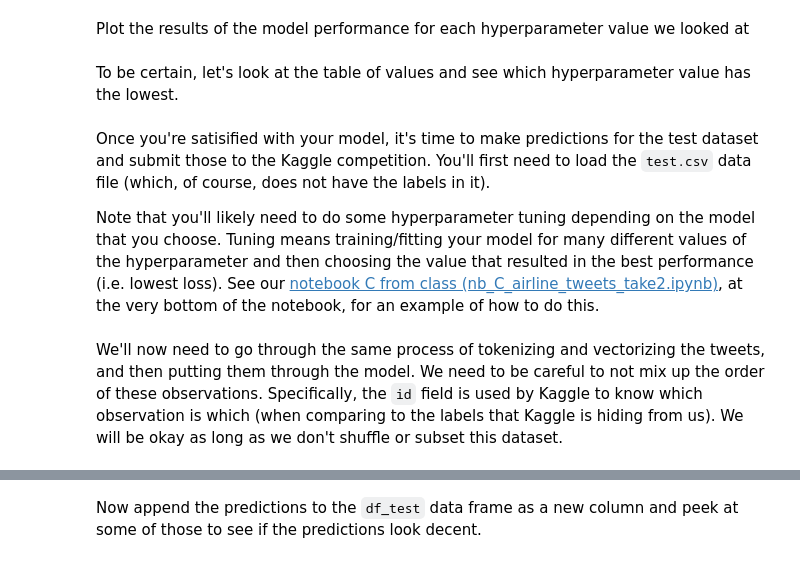
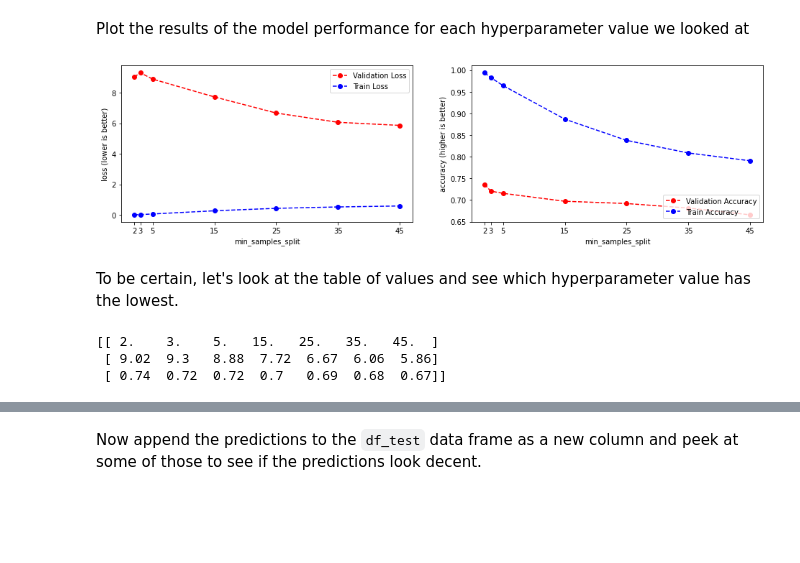
Before and after one commit to bderosie/cs39aa_project, a Jupyter notebook: project-part-2.ipynb, the cells around one changed output, grey strips where cells are left out. Drawn from its saved outputs; the diff is of its cells as text; code cells hidden in the pictures; blank space fills up the shorter version.

Commit message:
Kaggle Notebook | Project Part 2 | Version 4

```diff
--- a/project-part-2.ipynb
+++ b/project-part-2.ipynb
@@ -91,14 +106,12 @@ print(f"accuracy (on X_train): {accuracy_score(y_val, predictions_val):.4f}")
 As we did previously, let's now check to see if there is any hyperparameter tuning that can be done to further improve the model performance. We saw that for Random Forest there will not be much difference here, but hyperparameter choices for other types of the models can cause performance to vary much more.
 # %%
 from sklearn.metrics import log_loss
-from sklearn.ensemble import HistGradientBoostingClassifier
 
 tune_model = True # can change this to False once you've chosen a hyperparam value and before Saving your notebook with Kaggle
 intents = df['Intent'].unique()
 # A function to create and fit a RF with a specific number of trees
 def tuneModel(hyperparam_value):
-    rf_model = HistGradientBoostingClassifier(max_iter=hyperparam_value, random_state=5)
-    #rf_model = RandomForestClassifier(min_samples_split=hyperparam_value, random_state=1)
+    rf_model = DecisionTreeClassifier(min_samples_split=hyperparam_value)
     rf_model.fit(X_train, y_train)
     y_train_pred_prob = rf_model.predict_proba(X_train)
     y_train_pred = rf_model.predict(X_train)
@@ -123,20 +136,22 @@ Plot the results of the model performance for each hyperparameter value we looke
 # %%
 import matplotlib.pyplot as plt
 
 if tune_model:
     fig, (ax1, ax2) = plt.subplots(1, 2, figsize=(16, 4))
 
     ax1.set_xticks(hyp_param_vals)
-    ax1.set(xlabel="n_estimators", ylabel="loss (lower is better)")
+    ax1.set(xlabel="min_samples_split", ylabel="loss (lower is better)")
     ax1.plot(hyp_param_vals, [metric[1] for metric in metrics], '--ro') # validation loss
     ax1.plot(hyp_param_vals, [metric[0] for metric in metrics], '--bo') # training loss
     ax1.legend(["Validation Loss", "Train Loss"], loc=1)
 
     ax2.set_xticks(hyp_param_vals)
-    ax2.set(xlabel="n_estimators", ylabel="accuracy (higher is better)")
+    ax2.set(xlabel="min_samples_split", ylabel="accuracy (higher is better)")
     ax2.plot(hyp_param_vals, [metric[3] for metric in metrics], '--ro') # validation accuracy
     ax2.plot(hyp_param_vals, [metric[2] for metric in metrics], '--bo') # training accuracy
     ax2.legend(["Validation Accuracy", "Train Accuracy"], loc=4)
+# %% [output]
+[figure, added]
 # %% [markdown]
 To be certain, let's look at the table of values and see which hyperparameter value has the lowest.
 # %%
@@ -145,7 +160,7 @@ To be certain, let's look at the table of values and see which hyperparameter va
 if tune_model:
     tuning_results = np.array([hyp_param_vals, [round(metric[1],2) for metric in metrics], [round(metric[3],2) for metric in metrics]])
     print(tuning_results)
+# %% [output]
+[[ 2.    3.    5.   15.   25.   35.   45.  ]
+ [ 9.02  9.3   8.88  7.72  6.67  6.06  5.86]
+ [ 0.74  0.72  0.72  0.7   0.69  0.68  0.67]]
-# %% [markdown]
-Once you're satisified with your model, it's time to make predictions for the test dataset and submit those to the Kaggle competition. You'll first need to load the `test.csv` data file (which, of course, does not have the labels in it).
-
-Note that you'll likely need to do some hyperparameter tuning depending on the model that you choose. Tuning means training/fitting your model for many different values of the hyperparameter and then choosing the value that resulted in the best performance (i.e. lowest loss). See our [notebook C from class (nb_C_airline_tweets_take2.ipynb)](https://github.com/sgeinitz/cs39aa_notebooks/), at the very bottom of the notebook, for an example of how to do this.
@@ -156,2 +166,0 @@ df_test.head()
-# %% [markdown]
-We'll now need to go through the same process of tokenizing and vectorizing the tweets, and then putting them through the model. We need to be careful to not mix up the order of these observations. Specifically, the `id` field is used by Kaggle to know which observation is which (when comparing to the labels that Kaggle is hiding from us). We will be okay as long as we don't shuffle or subset this dataset.
```
Also changed, not shown: parts of 27 cells of this notebook.
